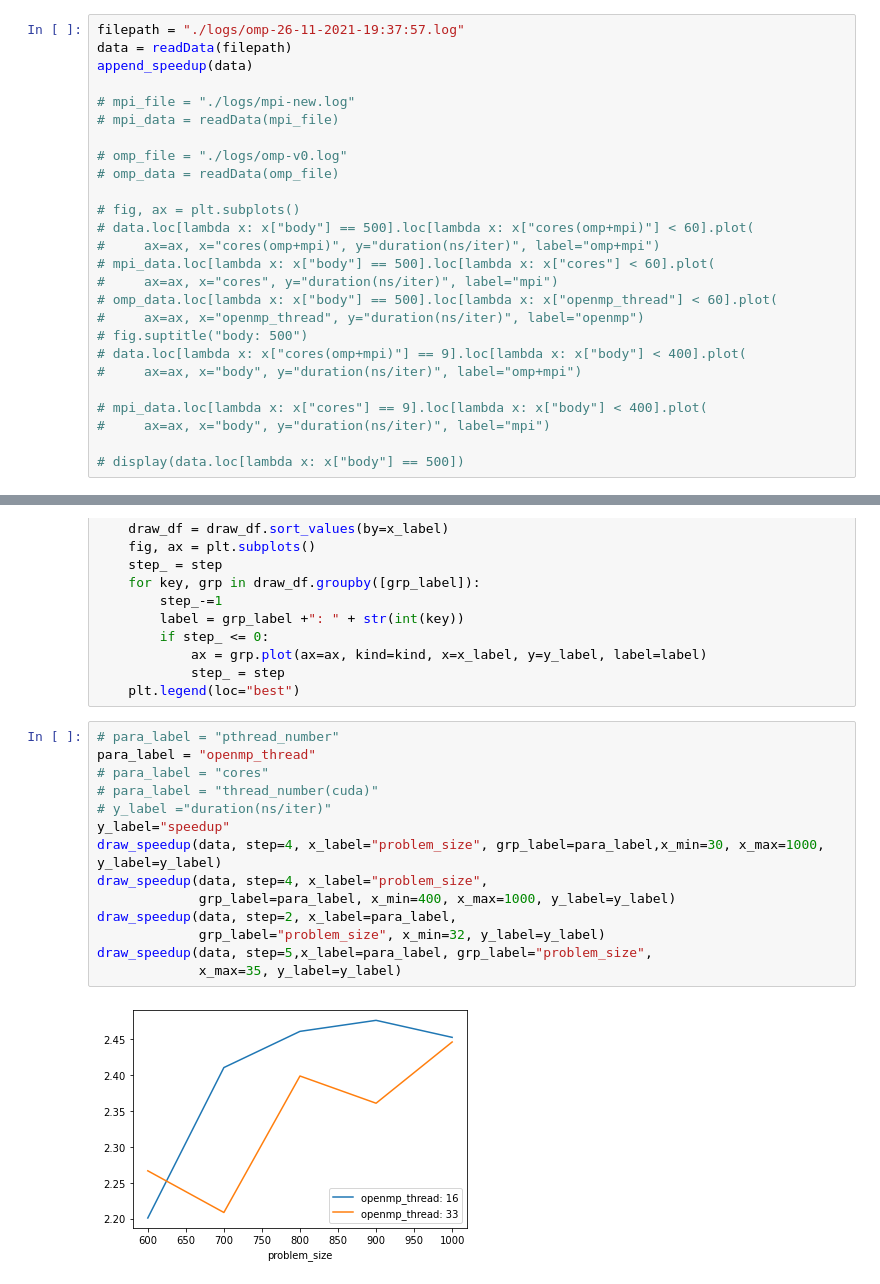
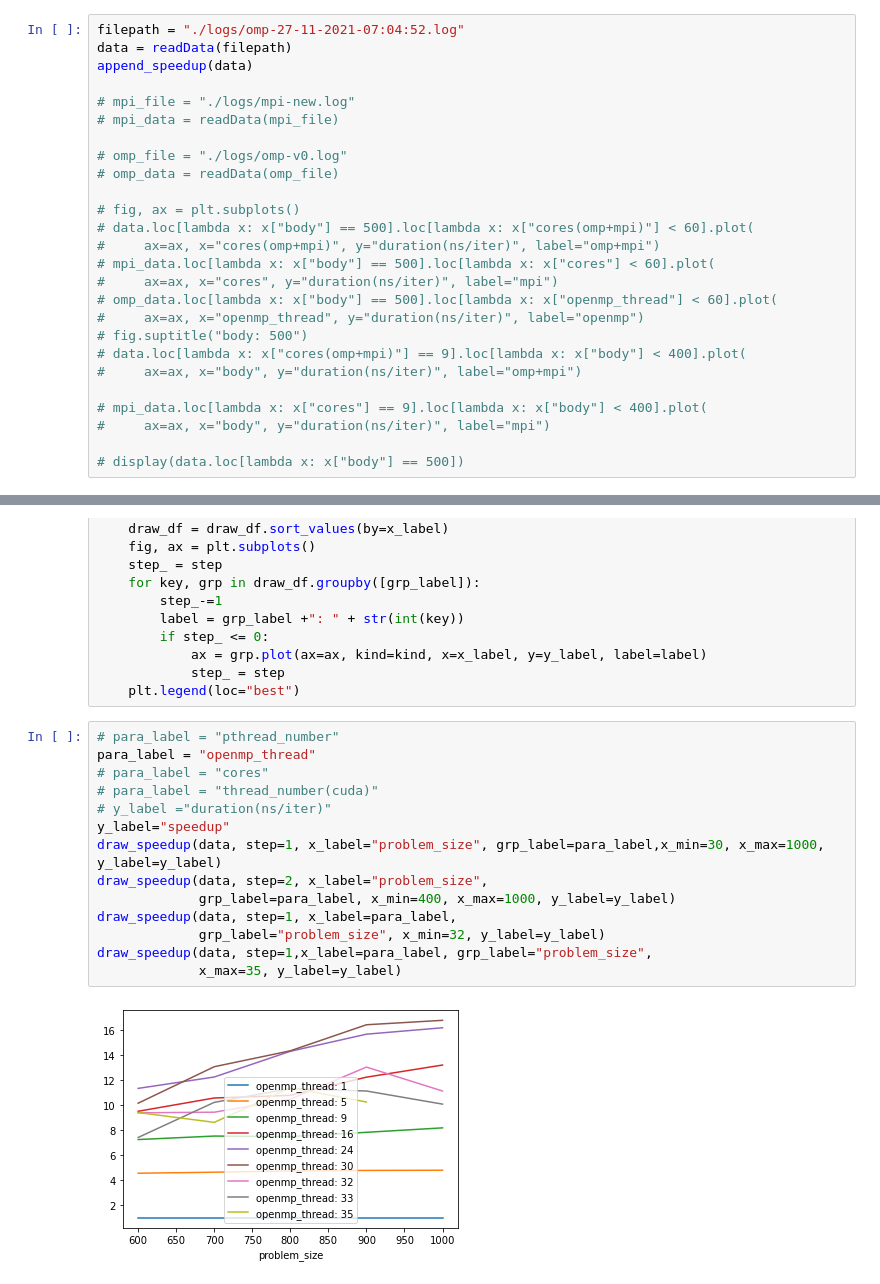
Before and after one commit to SHAO-Jiaqi757/CSC4005-As4-Heat-Simulation, a Jupyter notebook: result/report.ipynb, the cells around one changed output, grey strips where cells are left out. Saved outputs shown, nothing was run; the diff lists cells and outputs as text.

```diff
--- a/result/report.ipynb
+++ b/result/report.ipynb
@@ -48,7 +48,7 @@ def append_speedup(dataFrame):
             dataFrame.loc[index, "Esp"] = (seq_t/para_t)/cores
     # print(seq)
 # %%
-filepath = "./logs/omp-26-11-2021-19:37:57.log"
+filepath = "./logs/omp-27-11-2021-07:04:52.log"
 data = readData(filepath)
 append_speedup(data)
 
@@ -89,16 +89,16 @@ def draw_speedup(data,step=5,grp_label="problem_size", x_label="cores", x_min=0,
 # %%
 # para_label = "pthread_number"
 para_label = "openmp_thread"
 # para_label = "cores"
 # para_label = "thread_number(cuda)"
 # y_label ="duration(ns/iter)"
 y_label="speedup"
-draw_speedup(data, step=4, x_label="problem_size", grp_label=para_label,x_min=30, x_max=1000, y_label=y_label)
-draw_speedup(data, step=4, x_label="problem_size",
+draw_speedup(data, step=1, x_label="problem_size", grp_label=para_label,x_min=30, x_max=1000, y_label=y_label)
+draw_speedup(data, step=2, x_label="problem_size",
              grp_label=para_label, x_min=400, x_max=1000, y_label=y_label)
-draw_speedup(data, step=2, x_label=para_label,
+draw_speedup(data, step=1, x_label=para_label,
              grp_label="problem_size", x_min=32, y_label=y_label)
-draw_speedup(data, step=5,x_label=para_label, grp_label="problem_size",
+draw_speedup(data, step=1,x_label=para_label, grp_label="problem_size",
              x_max=35, y_label=y_label)
 # %% [output]
-[figure, old version]
+[figure, new version]
```
Also changed, not shown: parts of 3 cells of this notebook, 4 other files.
